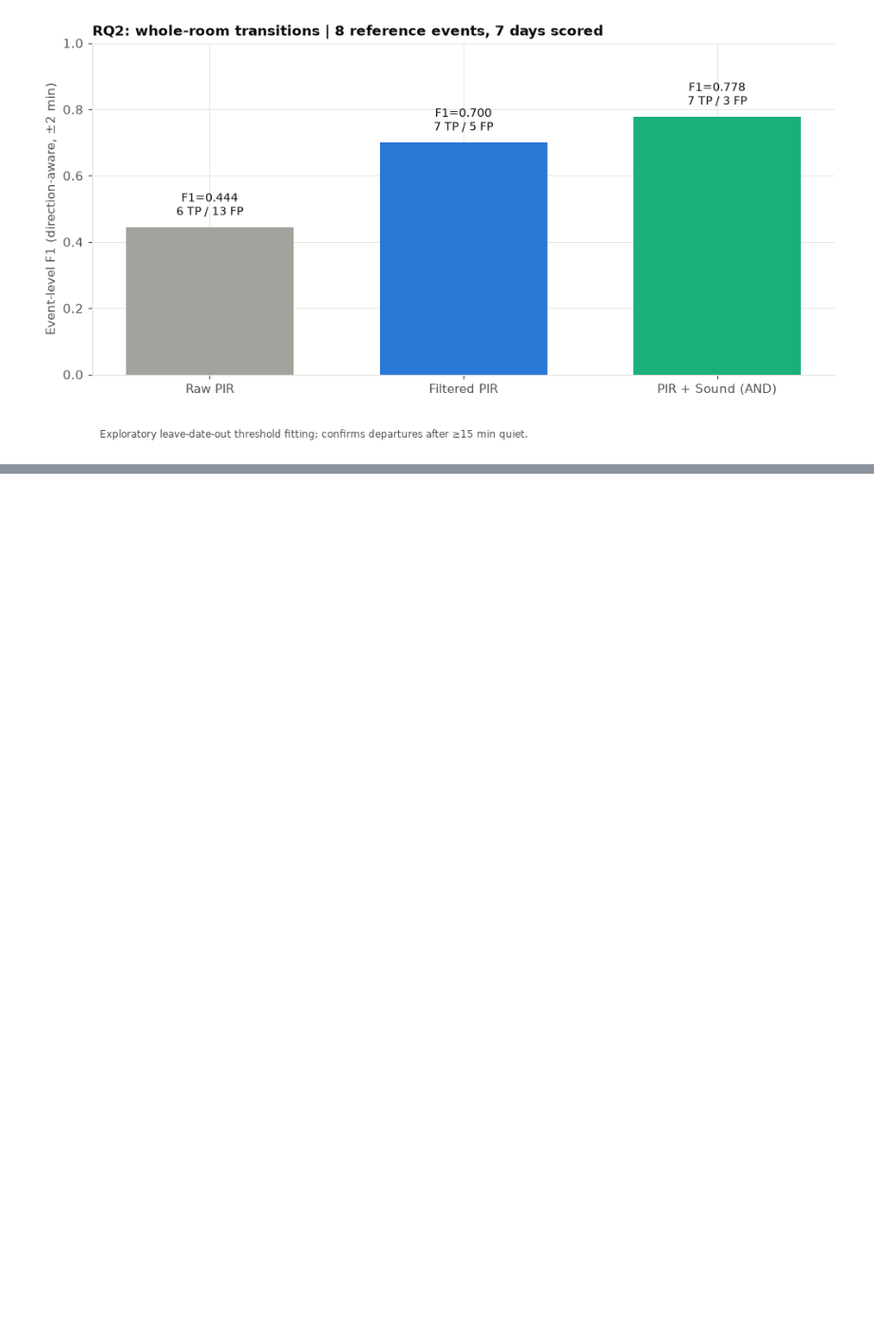
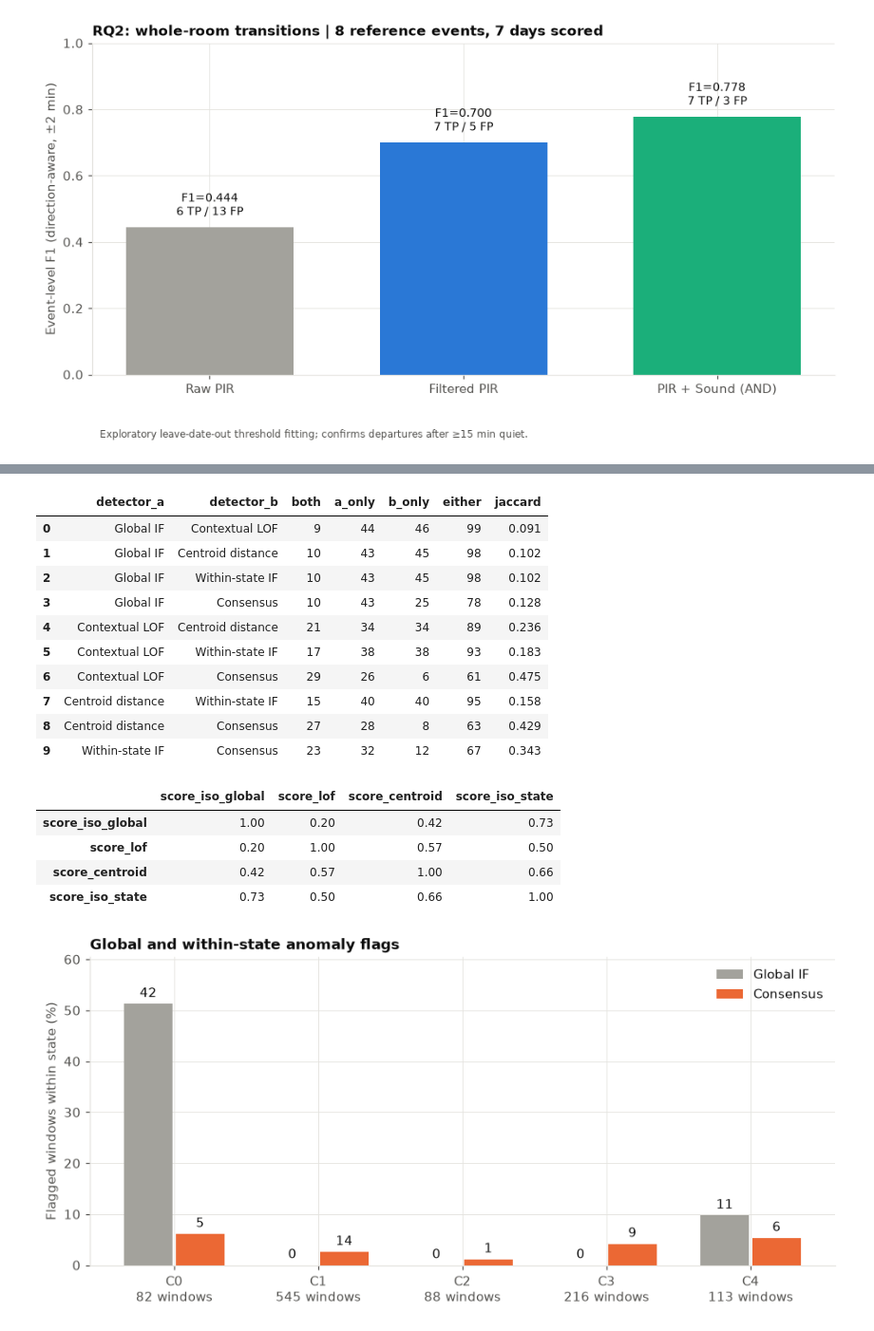
Before and after one commit to kirtankathiriya/DSA8003_Group_Data_Mining, a Jupyter notebook: DSA8003_Group_5_Code.ipynb, the cells around one changed output, grey strips where cells are left out. Shown at 95% size. Drawn from its saved outputs; the diff is of its cells as text; code cells hidden in the pictures; blank space fills up the shorter version.

```diff
--- a/DSA8003_Group_5_Code.ipynb
+++ b/DSA8003_Group_5_Code.ipynb
@@ -15633,0 +4534,58 @@ Combining clustering with anomaly detection changes what an unusual reading mean
+# %%
+from itertools import combinations as s6_combinations
+from types import SimpleNamespace as s6_Namespace
+
+
+def s6_compare_detectors(windows, cluster_ids, window_key, results_dir, figures_dir):
+    detectors = {
+        "Global IF": "global_if_flag",
+        "Contextual LOF": "contextual_lof_flag",
+        "Centroid distance": "centroid_flag",
+        "Within-state IF": "iso_state_flag",
+        "Consensus": "anomaly",
+    }
+    votes = windows[list(detectors.values())].rename(columns={v: k for k, v in detectors.items()})
+    counts = votes.groupby(windows.cluster).sum().reindex(cluster_ids)
+    counts.insert(0, "windows", windows.groupby("cluster").size().reindex(cluster_ids))
+    for detector in detectors:
+        counts[f"{detector} (%)"] = 100 * counts[detector] / counts.windows
+
+    pairwise = []
+    for left, right in s6_combinations(detectors, 2):
+        both = int((votes[left] & votes[right]).sum())
+        either = int((votes[left] | votes[right]).sum())
+        pairwise.append({
+            "detector_a": left, "detector_b": right, "both": both,
+            "a_only": int(votes[left].sum()) - both, "b_only": int(votes[right].sum()) - both,
+            "either": either, "jaccard": both / either if either else np.nan,
+        })
+    overlap = pd.DataFrame(pairwise)
+    scores = ["score_iso_global", "score_lof", "score_centroid", "score_iso_state"]
+    score_correlations = windows[scores].corr(method="spearman")
+    display(counts.round(2), overlap.round(3), score_correlations.round(2))
+    counts.to_csv(results_dir / "anomaly_by_state.csv")
+    overlap.to_csv(results_dir / "anomaly_detector_overlap.csv", index=False)
+    score_correlations.to_csv(results_dir / "anomaly_score_correlations.csv")
+    windows[window_key + ["cluster", *detectors.values(), "anomaly_votes", *scores,
+                          "anomaly_category", "anomaly_drivers"]].to_csv(
+        results_dir / "window_anomaly_flags.csv", index=False)
+
+    fig, ax = plt.subplots(figsize=(8.5, 4.0), layout="constrained")
+    for offset, detector, color in [(-0.18, "Global IF", C_GREY), (0.18, "Consensus", C_ORANGE)]:
+        bars = ax.bar(cluster_ids + offset, counts[f"{detector} (%)"], width=0.34,
+                      color=color, label=detector)
+        ax.bar_label(bars, labels=counts[detector].astype(str), padding=3)
+    ax.set_xticks(cluster_ids, [f"C{cluster}\n{n} windows" for cluster, n in counts.windows.items()])
+    ax.set_ylabel("Flagged windows within state (%)")
+    ax.set_title("Global and within-state anomaly flags")
+    ax.margins(y=0.18)
+    ax.legend()
+    fig.savefig(figures_dir / "anomaly_by_state.png")
+    plt.show()
+    return s6_Namespace(anomaly_by_state=counts, anomaly_overlap=overlap,
+                        score_correlations=score_correlations)
+
+
+s6_integration = s6_compare_detectors(s6_synthesis, s6_cluster_ids, s6_window_key,
+                                      s6_results, s6_figures)
+# %% [output]
@@ -15633,0 +4599,17 @@ Combining clustering with anomaly detection changes what an unusual reading mean
+|  | detector_a | detector_b | both | a_only | b_only | either | jaccard |
+| 0 | Global IF | Contextual LOF | 9 | 44 | 46 | 99 | 0.091 |
+| 1 | Global IF | Centroid distance | 10 | 43 | 45 | 98 | 0.102 |
+| 2 | Global IF | Within-state IF | 10 | 43 | 45 | 98 | 0.102 |
+| 3 | Global IF | Consensus | 10 | 43 | 25 | 78 | 0.128 |
+| 4 | Contextual LOF | Centroid distance | 21 | 34 | 34 | 89 | 0.236 |
+| 5 | Contextual LOF | Within-state IF | 17 | 38 | 38 | 93 | 0.183 |
+| 6 | Contextual LOF | Consensus | 29 | 26 | 6 | 61 | 0.475 |
+| 7 | Centroid distance | Within-state IF | 15 | 40 | 40 | 95 | 0.158 |
+| 8 | Centroid distance | Consensus | 27 | 28 | 8 | 63 | 0.429 |
+| 9 | Within-state IF | Consensus | 23 | 32 | 12 | 67 | 0.343 |
+|  | score_iso_global | score_lof | score_centroid | score_iso_state |
+| score_iso_global | 1.00 | 0.20 | 0.42 | 0.73 |
+| score_lof | 0.20 | 1.00 | 0.57 | 0.50 |
+| score_centroid | 0.42 | 0.57 | 1.00 | 0.66 |
+| score_iso_state | 0.73 | 0.50 | 0.66 | 1.00 |
+[figure, added]
```
Also changed, not shown: parts of 61 cells of this notebook, 46 other files.
